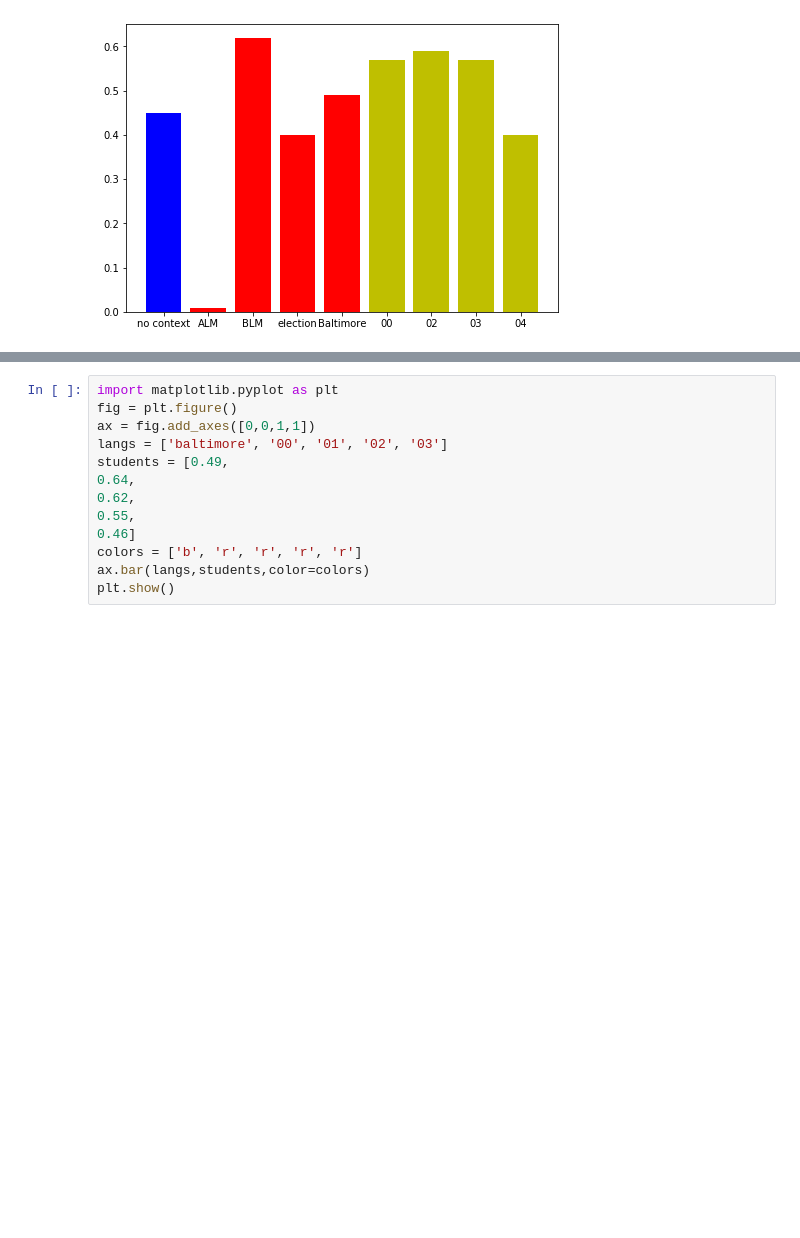
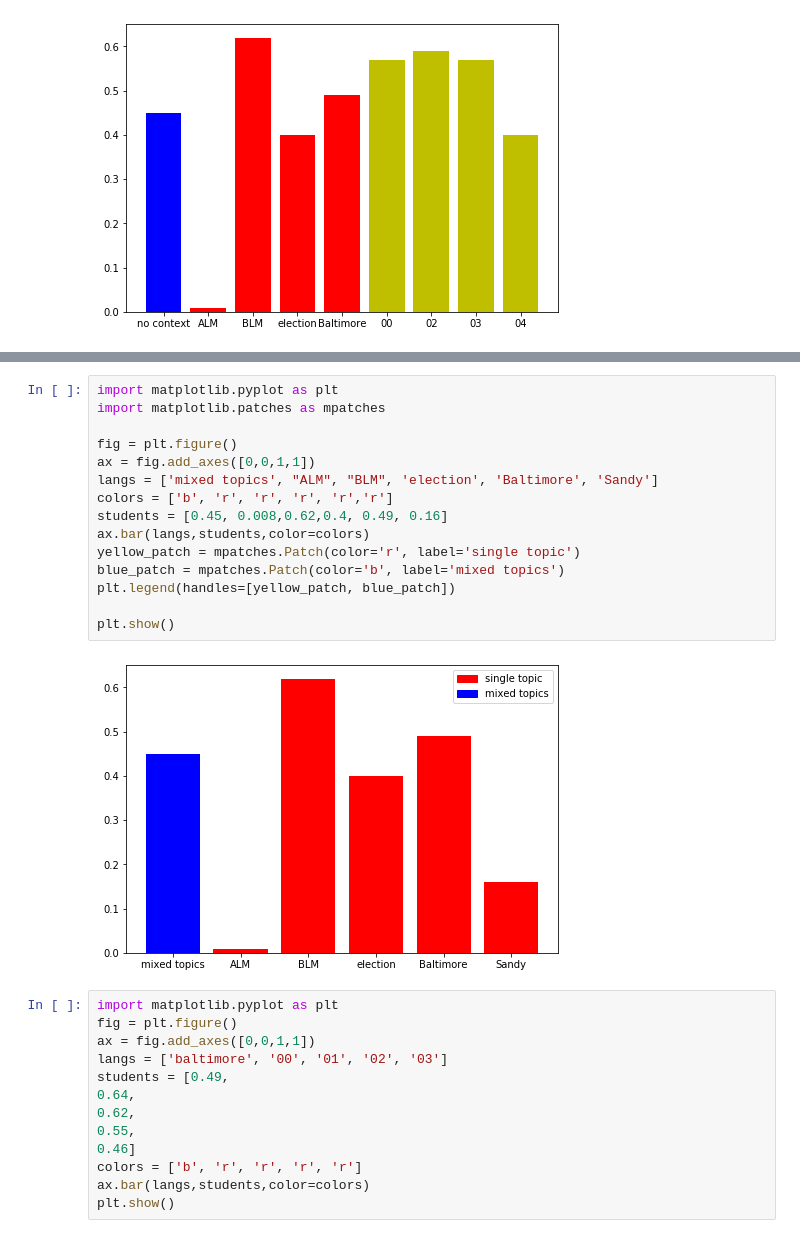
Before and after one commit to zixinh/moral-salience-prediction, a Jupyter notebook: Data_Preprocessing.ipynb, the cells around one changed output, grey strips where cells are left out. Cells and saved outputs as stored; diff of their text form; blank space fills up the shorter version.

```diff
--- a/Data_Preprocessing.ipynb
+++ b/Data_Preprocessing.ipynb
@@ -588,3 +620,20 @@ plt.show()
+# %%
+import matplotlib.pyplot as plt
+import matplotlib.patches as mpatches
+
+fig = plt.figure()
+ax = fig.add_axes([0,0,1,1])
+langs = ['mixed topics', "ALM", "BLM", 'election', 'Baltimore', 'Sandy']
+colors = ['b', 'r', 'r', 'r', 'r','r']
+students = [0.45, 0.008,0.62,0.4, 0.49, 0.16]
+ax.bar(langs,students,color=colors)
+yellow_patch = mpatches.Patch(color='r', label='single topic')
+blue_patch = mpatches.Patch(color='b', label='mixed topics')
+plt.legend(handles=[yellow_patch, blue_patch])
+
+plt.show()
+# %% [output]
+[figure, added]
 # %%
 import matplotlib.pyplot as plt
 fig = plt.figure()
```
Also changed, not shown: parts of 3 cells of this notebook.
